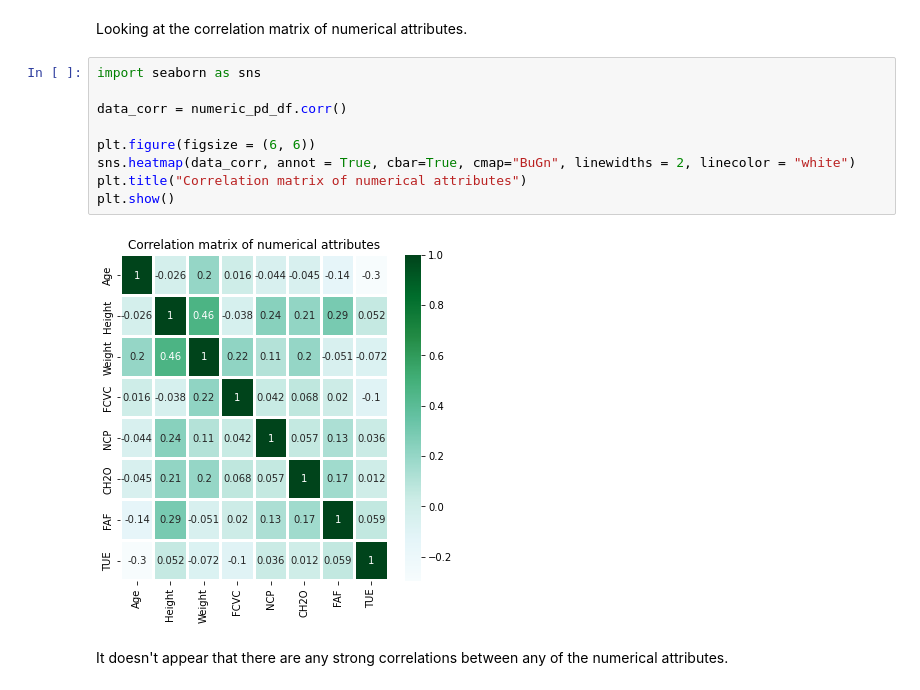
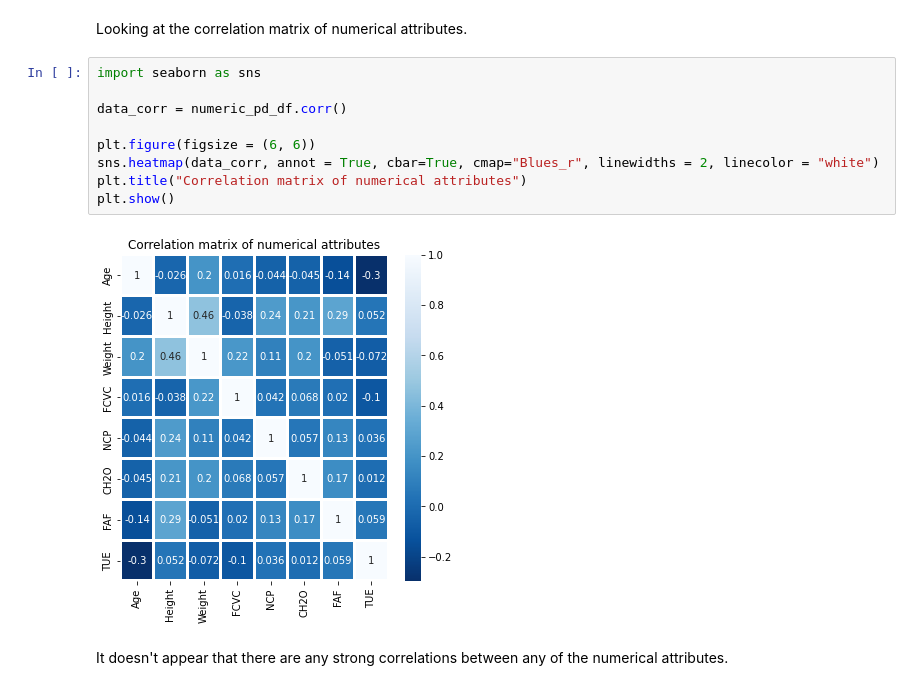
Before and after one commit to marymlucas/obesity_lifestyle_diet, a Jupyter notebook: project.ipynb, the cells around one changed output. Drawn from its saved outputs; the diff is of its cells as text.

```diff
--- a/project.ipynb
+++ b/project.ipynb
@@ -293,14 +293,14 @@ Looking at the correlation matrix of numerical attributes.
 # %%
 import seaborn as sns
 
 data_corr = numeric_pd_df.corr()
 
 plt.figure(figsize = (6, 6))
-sns.heatmap(data_corr, annot = True, cbar=True, cmap="BuGn", linewidths = 2, linecolor = "white")
+sns.heatmap(data_corr, annot = True, cbar=True, cmap="Blues_r", linewidths = 2, linecolor = "white")
 plt.title("Correlation matrix of numerical attributes")
 plt.show()
 # %% [output]
-[figure, old version]
+[figure, new version]
 # %% [markdown]
 It doesn't appear that there are any strong correlations between any of the numerical attributes.
 # %% [markdown]
```
Also changed, not shown: parts of 21 cells of this notebook.
